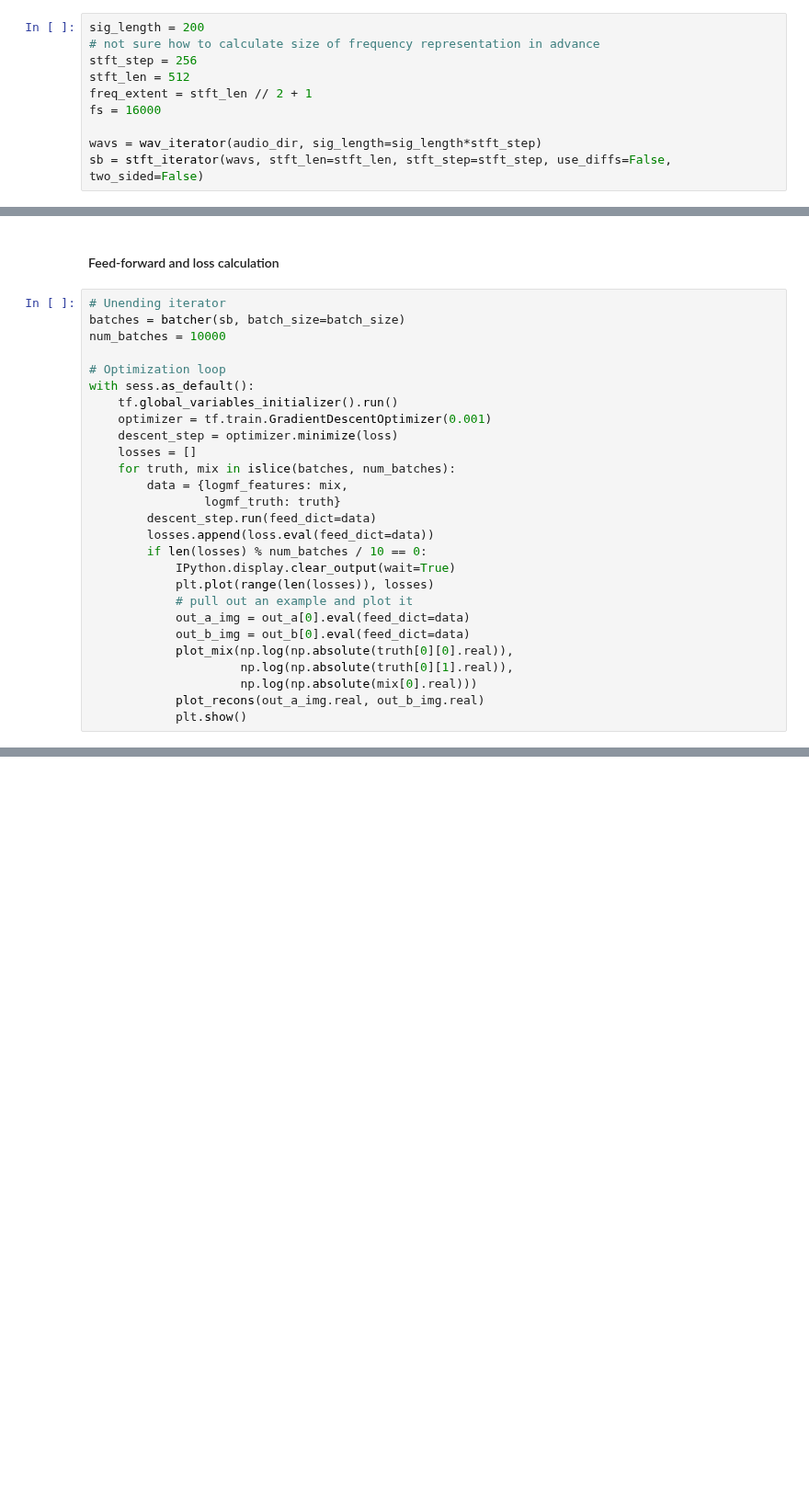
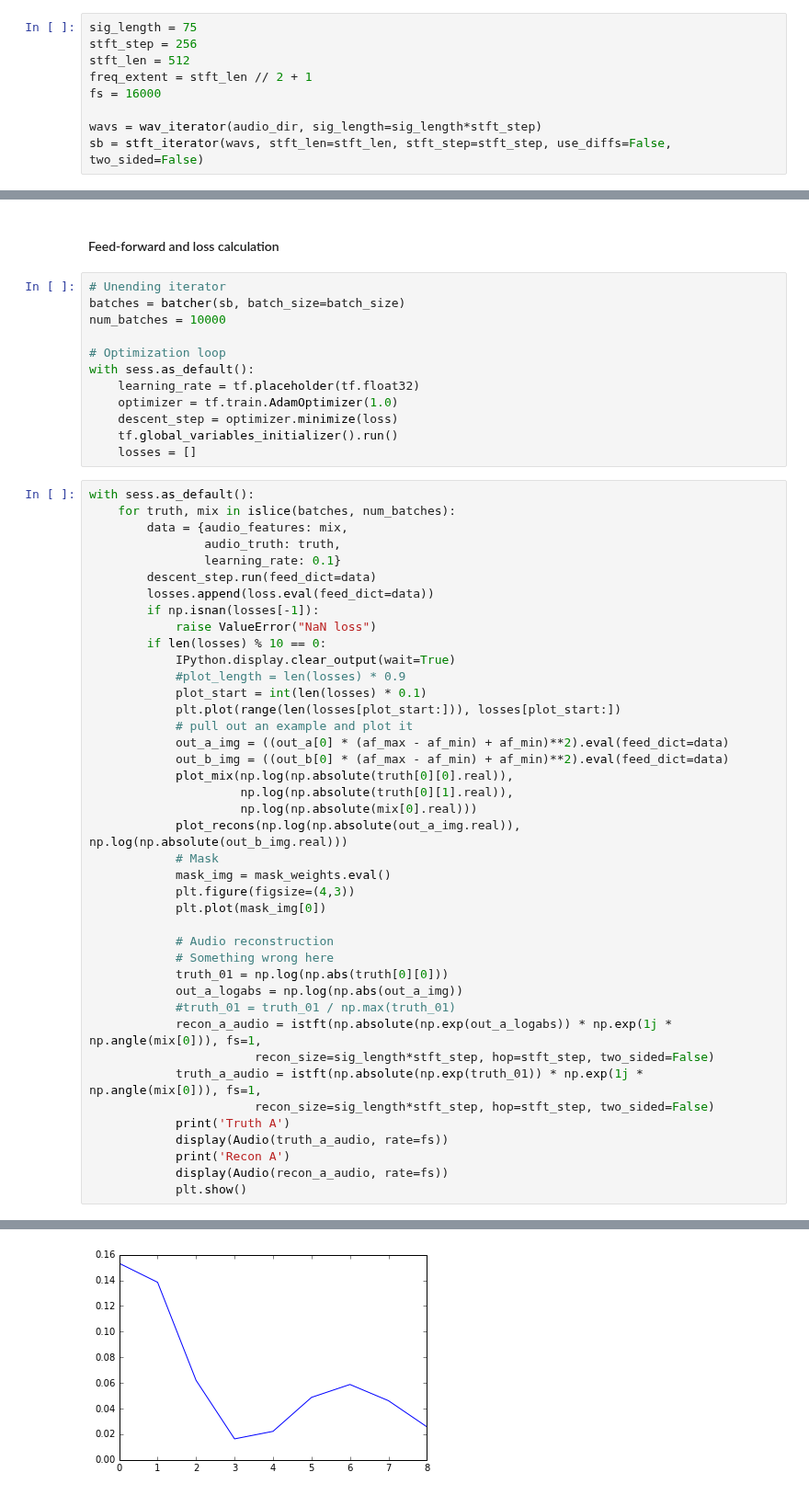
Before and after one commit to Lab41/Magnolia, a Jupyter notebook: sandbox/rnn-mask/mask-rnn.ipynb, the cells around one changed output, grey strips where cells are left out. Shown at 92% size. Drawn from its saved outputs; the diff is of its cells as text; blank space fills up the shorter version.

```diff
--- a/sandbox/rnn-mask/mask-rnn.ipynb
+++ b/sandbox/rnn-mask/mask-rnn.ipynb
@@ -23,8 +23,7 @@ audio_dir = os.environ['AUDIO_PATH']
 # %% [markdown]
 ## Data
 # %%
-sig_length = 200
-# not sure how to calculate size of frequency representation in advance
+sig_length = 75
 stft_step = 256
 stft_len = 512
 freq_extent = stft_len // 2 + 1
@@ -198,29 +220,56 @@ Tensor("stack_3:0", shape=(10, 2, 198, 257), dtype=float32)
 # %% [markdown]
 #### Feed-forward and loss calculation
+# %%
+# Unending iterator
+batches = batcher(sb, batch_size=batch_size)
+num_batches = 10000
+
+# Optimization loop
+with sess.as_default():
+    learning_rate = tf.placeholder(tf.float32)
+    optimizer = tf.train.AdamOptimizer(1.0)
+    descent_step = optimizer.minimize(loss)
+    tf.global_variables_initializer().run()
+    losses = []
 # %%
-# Unending iterator
-batches = batcher(sb, batch_size=batch_size)
-num_batches = 10000
-
-# Optimization loop
 with sess.as_default():
-    tf.global_variables_initializer().run()
-    optimizer = tf.train.GradientDescentOptimizer(0.001)
-    descent_step = optimizer.minimize(loss)
-    losses = []
     for truth, mix in islice(batches, num_batches):
-        data = {logmf_features: mix,
-                logmf_truth: truth}
+        data = {audio_features: mix,
+                audio_truth: truth,
+                learning_rate: 0.1}
         descent_step.run(feed_dict=data)
         losses.append(loss.eval(feed_dict=data))
-        if len(losses) % num_batches / 10 == 0:
+        if np.isnan(losses[-1]):
+            raise ValueError("NaN loss")
+        if len(losses) % 10 == 0:
             IPython.display.clear_output(wait=True)
-            plt.plot(range(len(losses)), losses)
+            #plot_length = len(losses) * 0.9
+            plot_start = int(len(losses) * 0.1)
+            plt.plot(range(len(losses[plot_start:])), losses[plot_start:])
             # pull out an example and plot it
-            out_a_img = out_a[0].eval(feed_dict=data)
-            out_b_img = out_b[0].eval(feed_dict=data)
+            out_a_img = ((out_a[0] * (af_max - af_min) + af_min)**2).eval(feed_dict=data)
+            out_b_img = ((out_b[0] * (af_max - af_min) + af_min)**2).eval(feed_dict=data)
             plot_mix(np.log(np.absolute(truth[0][0].real)),
                      np.log(np.absolute(truth[0][1].real)),
                      np.log(np.absolute(mix[0].real)))
-            plot_recons(out_a_img.real, out_b_img.real)
+            plot_recons(np.log(np.absolute(out_a_img.real)), np.log(np.absolute(out_b_img.real)))
+            # Mask
+            mask_img = mask_weights.eval()
+            plt.figure(figsize=(4,3))
+            plt.plot(mask_img[0])
+
+            # Audio reconstruction
+            # Something wrong here
+            truth_01 = np.log(np.abs(truth[0][0]))
+            out_a_logabs = np.log(np.abs(out_a_img))
+            #truth_01 = truth_01 / np.max(truth_01)
+            recon_a_audio = istft(np.absolute(np.exp(out_a_logabs)) * np.exp(1j * np.angle(mix[0])), fs=1,
+                       recon_size=sig_length*stft_step, hop=stft_step, two_sided=False)
+            truth_a_audio = istft(np.absolute(np.exp(truth_01)) * np.exp(1j * np.angle(mix[0])), fs=1,
+                       recon_size=sig_length*stft_step, hop=stft_step, two_sided=False)
+            print('Truth A')
+            display(Audio(truth_a_audio, rate=fs))
+            print('Recon A')
+            display(Audio(recon_a_audio, rate=fs))
             plt.show()
+# %% [output]
@@ -226,0 +280 @@ with sess.as_default():
+[figure, added]
```
Also changed, not shown: parts of 9 cells of this notebook.
